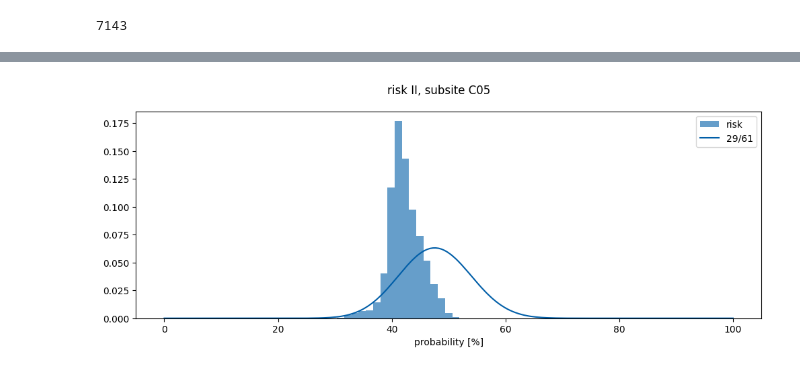
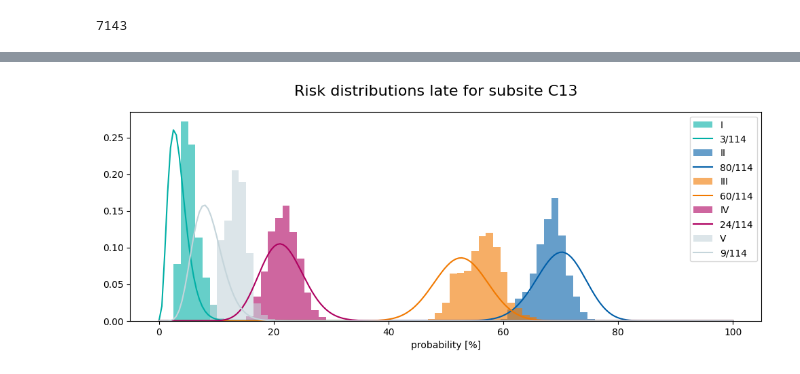
Before and after one commit to YoelPH/lymixture, a Jupyter notebook: evaluation/Full_ipsi_analysis_extended.ipynb, the cells around one changed output, grey strips where cells are left out. Drawn from its saved outputs; the diff is of its cells as text; code cells hidden in the pictures.

Commit message:
wrapped up first plotting line

```diff
--- a/evaluation/Full_ipsi_analysis_extended.ipynb
+++ b/evaluation/Full_ipsi_analysis_extended.ipynb
@@ -650,2 +650,4 @@ len(full_samples[::70])
+# %%
+subsite_dictionary_late = {}
 # %%
 subsite_list = list(mixture.subgroups.keys())
@@ -731,3 +729,9 @@ def plotter(dataset, risks, lnl, subsite):
     ax.legend()
     ax.set_xlabel("probability [%]")
     plt.suptitle(f"risk {lnl}, subsite {subsite}")
+# %%
+stage = 'yes'
+if stage == 'early' or stage == 'late':
+    print('yes')
+else:
+    print('no')
@@ -733,0 +815,3 @@ def plotter(dataset, risks, lnl, subsite):
+# %%
+subsite = 'C13'
+multiple_plotter(dataset= dataset_staging_main_groups, risk_dictionary = subsite_dictionary[subsite], subsite = subsite, stage = 'early' )
@@ -734,4 +820,4 @@ def plotter(dataset, risks, lnl, subsite):
 # %%
-plotter(dataset= dataset_staging_main_groups, risks = risk_dictionary['II'], lnl = 'II', subsite = subsite )
+multiple_plotter(dataset= dataset_staging_main_groups, risk_dictionary = subsite_dictionary_late[subsite], subsite = subsite, stage = 'late' )
 # %% [output]
-[figure, old version]
+[figure, new version]
```
Also changed, not shown: parts of 18 cells of this notebook, 1 other file.
